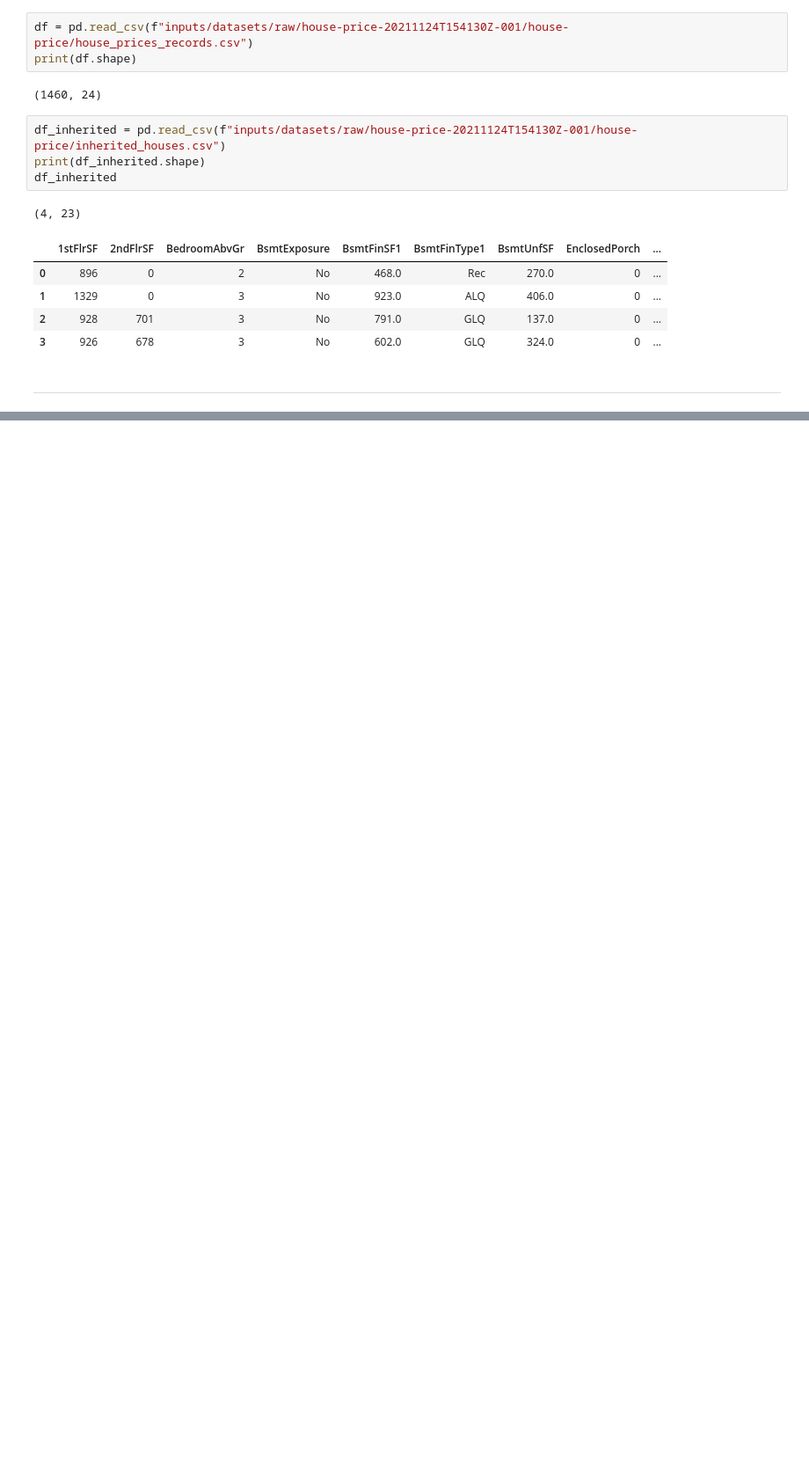
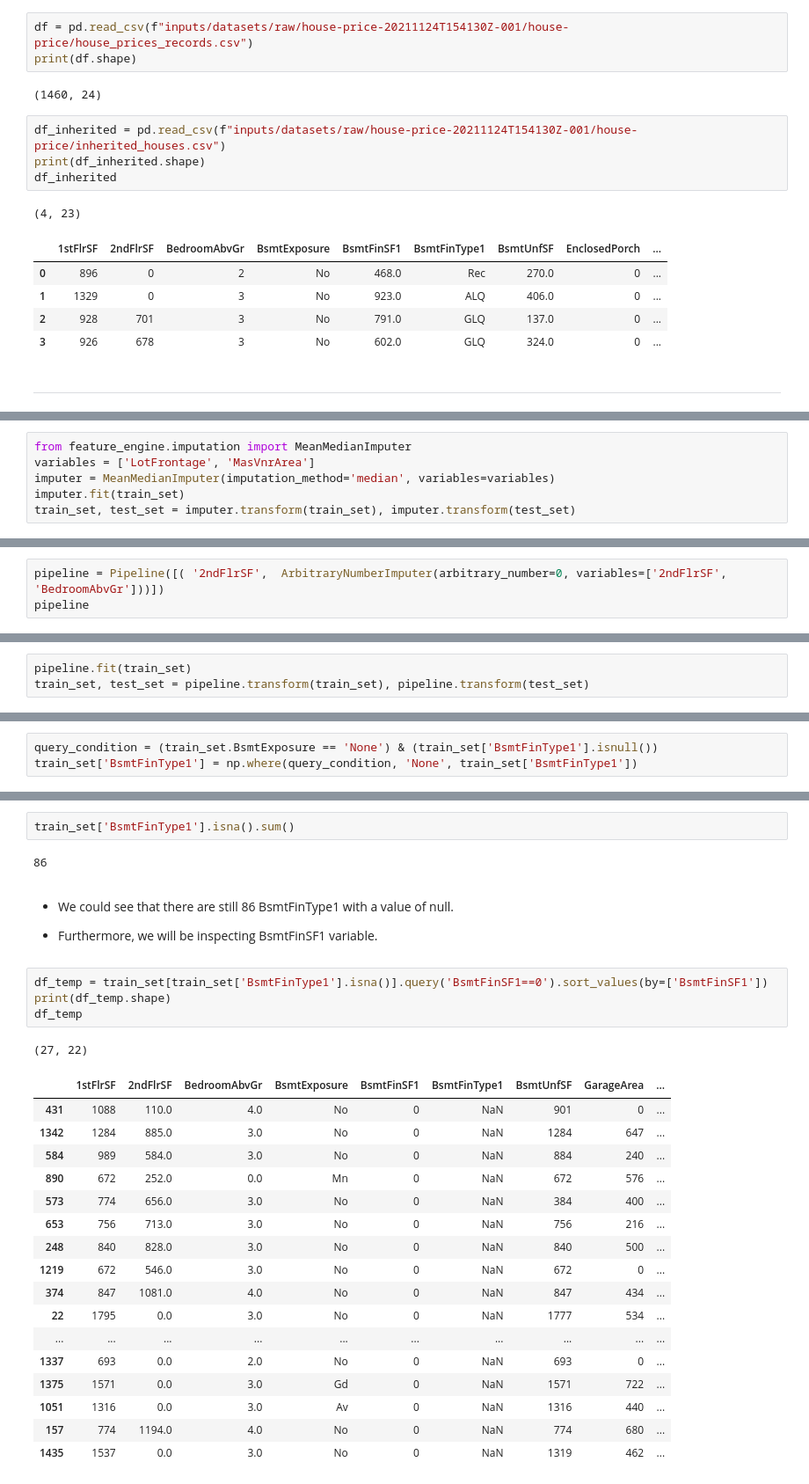
Before and after one commit to Vasi012/PP5-Predictive-Analysis, a Jupyter notebook: jupyter_notebooks/03_data_cleaning.ipynb, the cells around one changed output, grey strips where cells are left out. Shown at 88% size. Cells and saved outputs as stored; diff of their text form; blank space fills up the shorter version.

```diff
--- a/jupyter_notebooks/03_data_cleaning.ipynb
+++ b/jupyter_notebooks/03_data_cleaning.ipynb
@@ -94,0 +544,6 @@ ____
+# %%
+from feature_engine.imputation import MeanMedianImputer
+variables = ['LotFrontage', 'MasVnrArea']
+imputer = MeanMedianImputer(imputation_method='median', variables=variables)
+imputer.fit(train_set)
+train_set, test_set = imputer.transform(train_set), imputer.transform(test_set)
@@ -94,0 +610,3 @@ ____
+# %%
+pipeline = Pipeline([( '2ndFlrSF',  ArbitraryNumberImputer(arbitrary_number=0, variables=['2ndFlrSF', 'BedroomAbvGr']))])
+pipeline
@@ -94,0 +618,3 @@ ____
+# %%
+pipeline.fit(train_set)
+train_set, test_set = pipeline.transform(train_set), pipeline.transform(test_set)
@@ -94,0 +674,3 @@ ____
+# %%
+query_condition = (train_set.BsmtExposure == 'None') & (train_set['BsmtFinType1'].isnull())
+train_set['BsmtFinType1'] = np.where(query_condition, 'None', train_set['BsmtFinType1'])
@@ -94,0 +689,31 @@ ____
+# %%
+train_set['BsmtFinType1'].isna().sum()
+# %% [output]
+86
+# %% [markdown]
+- We could see that there are still 86 BsmtFinType1 with a value of null.
+
+- Furthermore, we will be inspecting BsmtFinSF1 variable.
+# %%
+df_temp = train_set[train_set['BsmtFinType1'].isna()].query('BsmtFinSF1==0').sort_values(by=['BsmtFinSF1'])
+print(df_temp.shape)
+df_temp
+# %% [output]
+(27, 22)
+|  | 1stFlrSF | 2ndFlrSF | BedroomAbvGr | BsmtExposure | BsmtFinSF1 | BsmtFinType1 | BsmtUnfSF | GarageArea | ... |
+| 431 | 1088 | 110.0 | 4.0 | No | 0 | NaN | 901 | 0 | ... |
+| 1342 | 1284 | 885.0 | 3.0 | No | 0 | NaN | 1284 | 647 | ... |
+| 584 | 989 | 584.0 | 3.0 | No | 0 | NaN | 884 | 240 | ... |
+| 890 | 672 | 252.0 | 0.0 | Mn | 0 | NaN | 672 | 576 | ... |
+| 573 | 774 | 656.0 | 3.0 | No | 0 | NaN | 384 | 400 | ... |
+| 653 | 756 | 713.0 | 3.0 | No | 0 | NaN | 756 | 216 | ... |
+| 248 | 840 | 828.0 | 3.0 | No | 0 | NaN | 840 | 500 | ... |
+| 1219 | 672 | 546.0 | 3.0 | No | 0 | NaN | 672 | 0 | ... |
+| 374 | 847 | 1081.0 | 4.0 | No | 0 | NaN | 847 | 434 | ... |
+| 22 | 1795 | 0.0 | 3.0 | No | 0 | NaN | 1777 | 534 | ... |
+| ... | ... | ... | ... | ... | ... | ... | ... | ... | ... |
+| 1337 | 693 | 0.0 | 2.0 | No | 0 | NaN | 693 | 0 | ... |
+| 1375 | 1571 | 0.0 | 3.0 | Gd | 0 | NaN | 1571 | 722 | ... |
+| 1051 | 1316 | 0.0 | 3.0 | Av | 0 | NaN | 1316 | 440 | ... |
+| 157 | 774 | 1194.0 | 4.0 | No | 0 | NaN | 774 | 680 | ... |
+| 1435 | 1537 | 0.0 | 3.0 | No | 0 | NaN | 1319 | 462 | ... |
```
Also changed, not shown: parts of 110 cells of this notebook.
